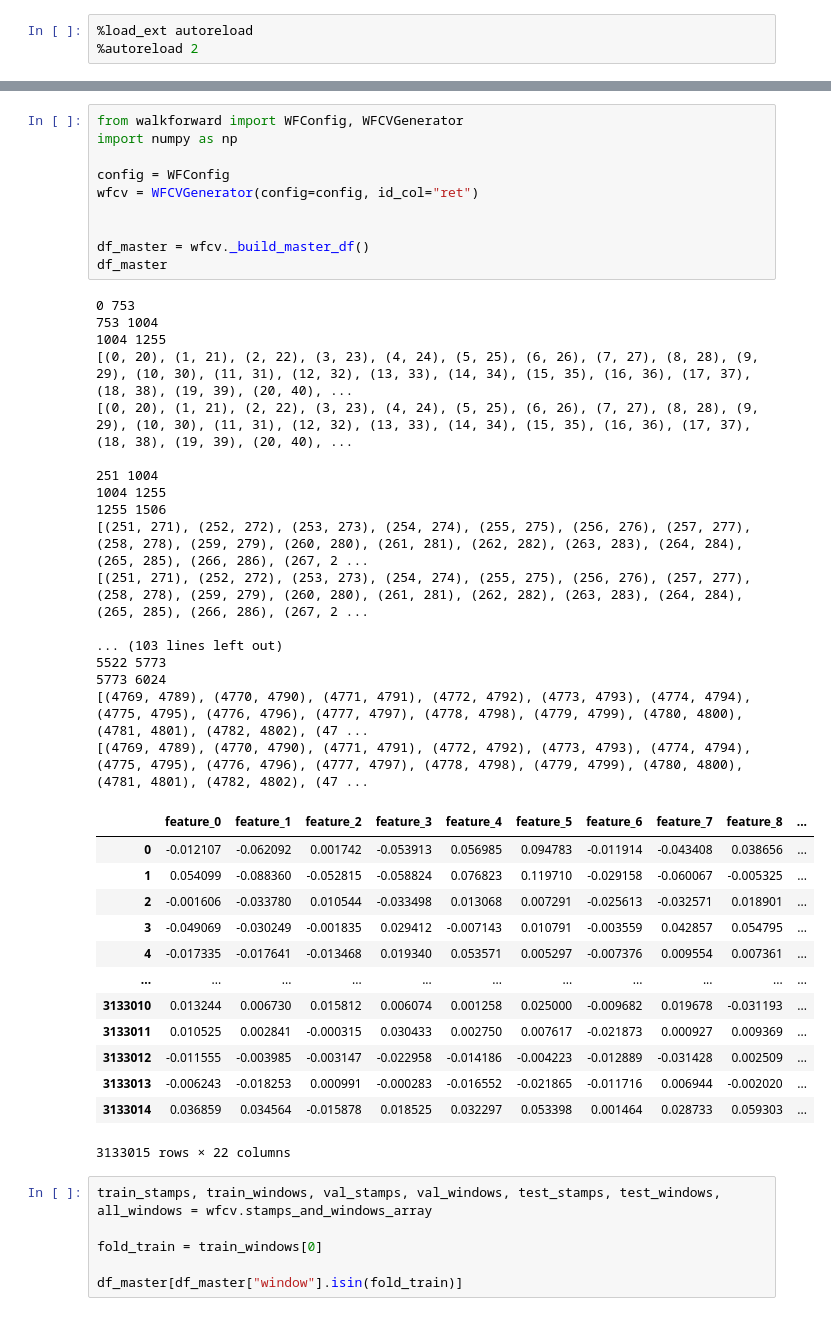
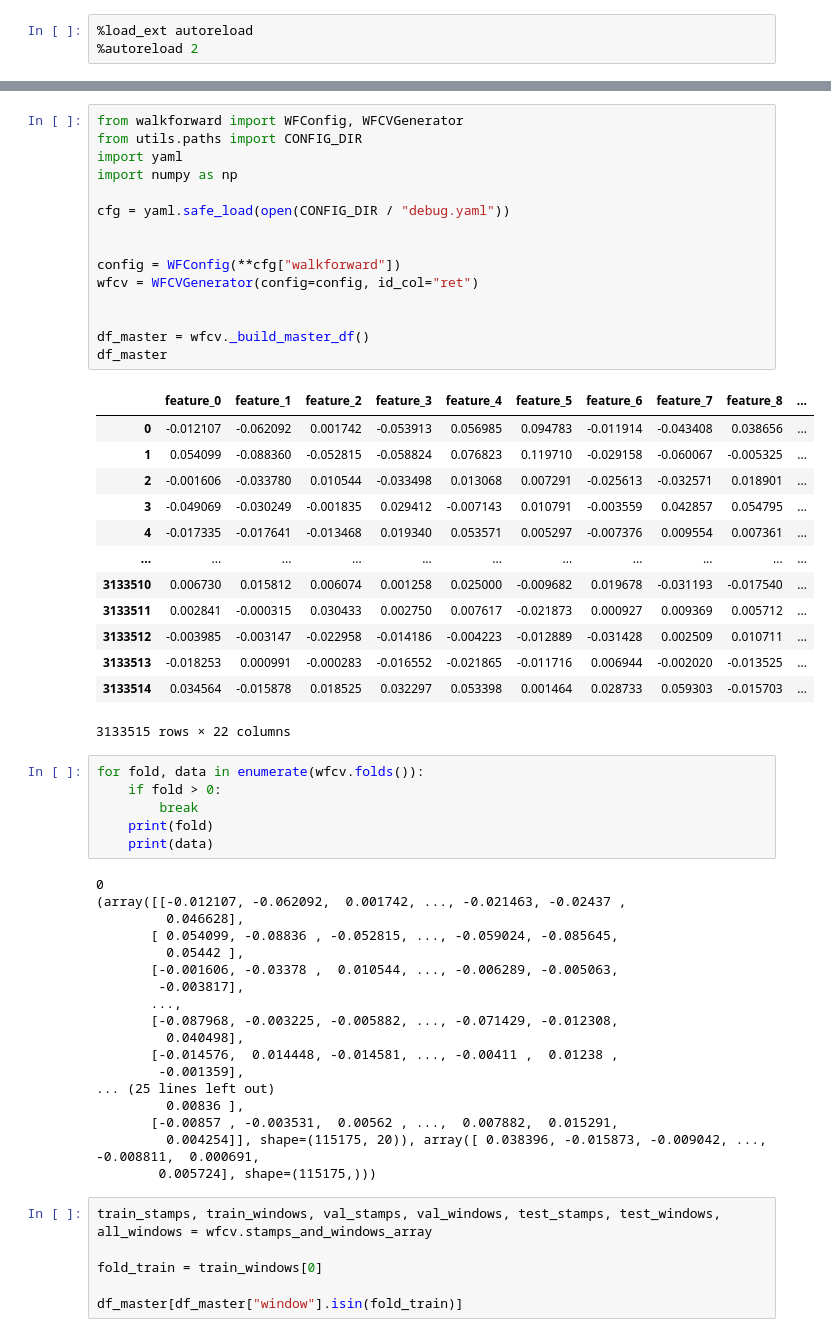
Before and after one commit to FedericoCortesi/finNN_code, a Jupyter notebook: src/pipeline/pipeline_test.ipynb, the cells around one changed output, grey strips where cells are left out. Cells and saved outputs as stored; diff of their text form.

Commit message:
walkforward + minor bug fizes + quick test

```diff
--- a/src/pipeline/pipeline_test.ipynb
+++ b/src/pipeline/pipeline_test.ipynb
@@ -45,44 +24,56 @@ df_model
 # %%
 from walkforward import WFConfig, WFCVGenerator
+from utils.paths import CONFIG_DIR
+import yaml
 import numpy as np
 
-config = WFConfig
+cfg = yaml.safe_load(open(CONFIG_DIR / "debug.yaml"))
+
+
+config = WFConfig(**cfg["walkforward"])
 wfcv = WFCVGenerator(config=config, id_col="ret")
 
 
 df_master = wfcv._build_master_df()
 df_master
 # %% [output]
+|  | feature_0 | feature_1 | feature_2 | feature_3 | feature_4 | feature_5 | feature_6 | feature_7 | feature_8 | ... |
+| 0 | -0.012107 | -0.062092 | 0.001742 | -0.053913 | 0.056985 | 0.094783 | -0.011914 | -0.043408 | 0.038656 | ... |
+| 1 | 0.054099 | -0.088360 | -0.052815 | -0.058824 | 0.076823 | 0.119710 | -0.029158 | -0.060067 | -0.005325 | ... |
+| 2 | -0.001606 | -0.033780 | 0.010544 | -0.033498 | 0.013068 | 0.007291 | -0.025613 | -0.032571 | 0.018901 | ... |
+| 3 | -0.049069 | -0.030249 | -0.001835 | 0.029412 | -0.007143 | 0.010791 | -0.003559 | 0.042857 | 0.054795 | ... |
+| 4 | -0.017335 | -0.017641 | -0.013468 | 0.019340 | 0.053571 | 0.005297 | -0.007376 | 0.009554 | 0.007361 | ... |
+| ... | ... | ... | ... | ... | ... | ... | ... | ... | ... | ... |
+| 3133510 | 0.006730 | 0.015812 | 0.006074 | 0.001258 | 0.025000 | -0.009682 | 0.019678 | -0.031193 | -0.017540 | ... |
+| 3133511 | 0.002841 | -0.000315 | 0.030433 | 0.002750 | 0.007617 | -0.021873 | 0.000927 | 0.009369 | 0.005712 | ... |
+| 3133512 | -0.003985 | -0.003147 | -0.022958 | -0.014186 | -0.004223 | -0.012889 | -0.031428 | 0.002509 | 0.010711 | ... |
+| 3133513 | -0.018253 | 0.000991 | -0.000283 | -0.016552 | -0.021865 | -0.011716 | 0.006944 | -0.002020 | -0.013525 | ... |
+| 3133514 | 0.034564 | -0.015878 | 0.018525 | 0.032297 | 0.053398 | 0.001464 | 0.028733 | 0.059303 | -0.015703 | ... |
-0 753
-753 1004
-1004 1255
-[(0, 20), (1, 21), (2, 22), (3, 23), (4, 24), (5, 25), (6, 26), (7, 27), (8, 28), (9, 29), (10, 30), (11, 31), (12, 32), (13, 33), (14, 34), (15, 35), (16, 36), (17, 37), (18, 38), (19, 39), (20, 40), ...
-[(0, 20), (1, 21), (2, 22), (3, 23), (4, 24), (5, 25), (6, 26), (7, 27), (8, 28), (9, 29), (10, 30), (11, 31), (12, 32), (13, 33), (14, 34), (15, 35), (16, 36), (17, 37), (18, 38), (19, 39), (20, 40), ...
-
-251 1004
-1004 1255
-1255 1506
-[(251, 271), (252, 272), (253, 273), (254, 274), (255, 275), (256, 276), (257, 277), (258, 278), (259, 279), (260, 280), (261, 281), (262, 282), (263, 283), (264, 284), (265, 285), (266, 286), (267, 2 ...
-[(251, 271), (252, 272), (253, 273), (254, 274), (255, 275), (256, 276), (257, 277), (258, 278), (259, 279), (260, 280), (261, 281), (262, 282), (263, 283), (264, 284), (265, 285), (266, 286), (267, 2 ...
-
-... (103 lines left out)
-5522 5773
-5773 6024
-[(4769, 4789), (4770, 4790), (4771, 4791), (4772, 4792), (4773, 4793), (4774, 4794), (4775, 4795), (4776, 4796), (4777, 4797), (4778, 4798), (4779, 4799), (4780, 4800), (4781, 4801), (4782, 4802), (47 ...
-[(4769, 4789), (4770, 4790), (4771, 4791), (4772, 4792), (4773, 4793), (4774, 4794), (4775, 4795), (4776, 4796), (4777, 4797), (4778, 4798), (4779, 4799), (4780, 4800), (4781, 4801), (4782, 4802), (47 ...
+3133515 rows × 22 columns
-|  | feature_0 | feature_1 | feature_2 | feature_3 | feature_4 | feature_5 | feature_6 | feature_7 | feature_8 | ... |
-| 0 | -0.012107 | -0.062092 | 0.001742 | -0.053913 | 0.056985 | 0.094783 | -0.011914 | -0.043408 | 0.038656 | ... |
-| 1 | 0.054099 | -0.088360 | -0.052815 | -0.058824 | 0.076823 | 0.119710 | -0.029158 | -0.060067 | -0.005325 | ... |
-| 2 | -0.001606 | -0.033780 | 0.010544 | -0.033498 | 0.013068 | 0.007291 | -0.025613 | -0.032571 | 0.018901 | ... |
-| 3 | -0.049069 | -0.030249 | -0.001835 | 0.029412 | -0.007143 | 0.010791 | -0.003559 | 0.042857 | 0.054795 | ... |
-| 4 | -0.017335 | -0.017641 | -0.013468 | 0.019340 | 0.053571 | 0.005297 | -0.007376 | 0.009554 | 0.007361 | ... |
-| ... | ... | ... | ... | ... | ... | ... | ... | ... | ... | ... |
-| 3133010 | 0.013244 | 0.006730 | 0.015812 | 0.006074 | 0.001258 | 0.025000 | -0.009682 | 0.019678 | -0.031193 | ... |
-| 3133011 | 0.010525 | 0.002841 | -0.000315 | 0.030433 | 0.002750 | 0.007617 | -0.021873 | 0.000927 | 0.009369 | ... |
-| 3133012 | -0.011555 | -0.003985 | -0.003147 | -0.022958 | -0.014186 | -0.004223 | -0.012889 | -0.031428 | 0.002509 | ... |
-| 3133013 | -0.006243 | -0.018253 | 0.000991 | -0.000283 | -0.016552 | -0.021865 | -0.011716 | 0.006944 | -0.002020 | ... |
-| 3133014 | 0.036859 | 0.034564 | -0.015878 | 0.018525 | 0.032297 | 0.053398 | 0.001464 | 0.028733 | 0.059303 | ... |
-3133015 rows × 22 columns
+# %%
+for fold, data in enumerate(wfcv.folds()):
+    if fold > 0:
+        break
+    print(fold)
+    print(data)
+# %% [output]
+0
+(array([[-0.012107, -0.062092,  0.001742, ..., -0.021463, -0.02437 ,
+         0.046628],
+       [ 0.054099, -0.08836 , -0.052815, ..., -0.059024, -0.085645,
+         0.05442 ],
+       [-0.001606, -0.03378 ,  0.010544, ..., -0.006289, -0.005063,
+        -0.003817],
+       ...,
+       [-0.087968, -0.003225, -0.005882, ..., -0.071429, -0.012308,
+         0.040498],
+       [-0.014576,  0.014448, -0.014581, ..., -0.00411 ,  0.01238 ,
+        -0.001359],
+... (25 lines left out)
+         0.00836 ],
+       [-0.00857 , -0.003531,  0.00562 , ...,  0.007882,  0.015291,
+         0.004254]], shape=(115175, 20)), array([ 0.038396, -0.015873, -0.009042, ..., -0.008811,  0.000691,
+        0.005724], shape=(115175,)))
 # %%
 train_stamps, train_windows, val_stamps, val_windows, test_stamps, test_windows, all_windows = wfcv.stamps_and_windows_array
 
```
Also changed, not shown: parts of 3 cells of this notebook, 7 other files.
